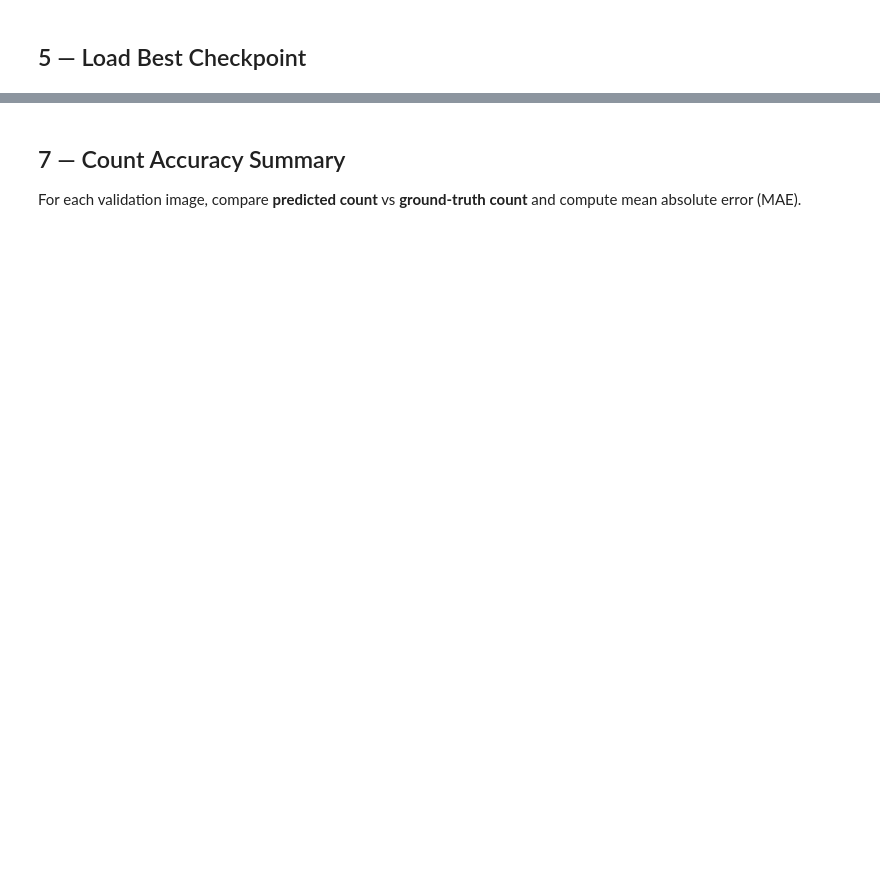
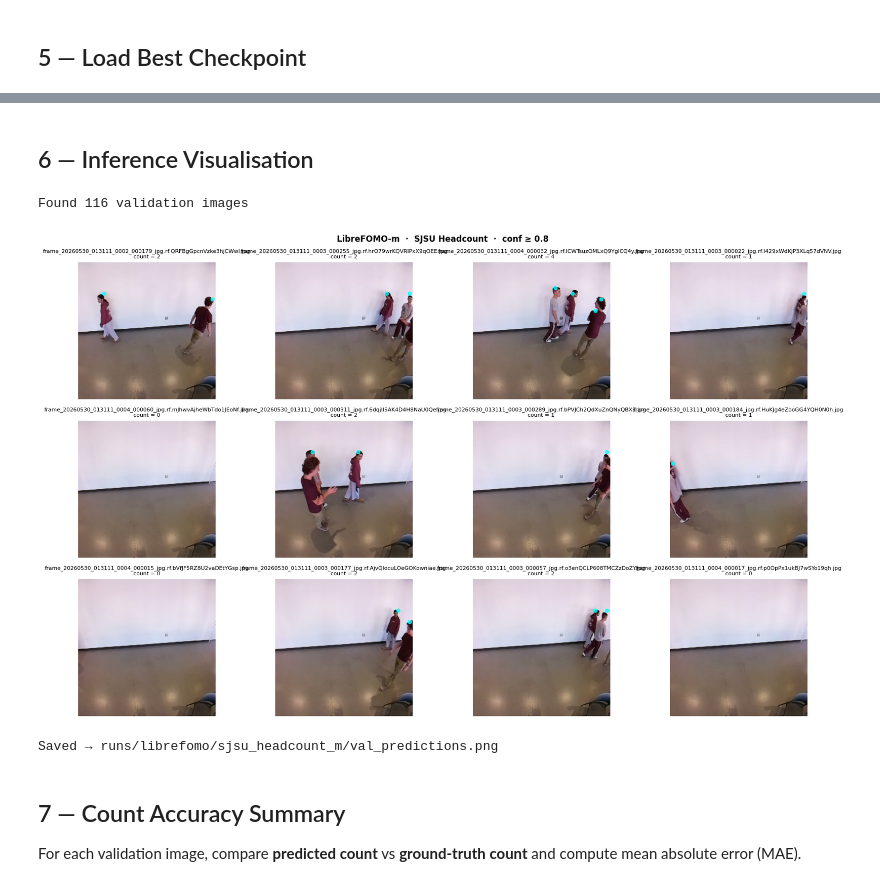
Before and after one commit to bencejdanko/convert_keras_mobilenetv2_to_pytorch, a Jupyter notebook: train_librefomo_sjsu.ipynb, the cells around one changed output, grey strips where cells are left out. Cells and saved outputs as stored; diff of their text form; code cells hidden in the pictures; blank space fills up the shorter version.

```diff
--- a/train_librefomo_sjsu.ipynb
+++ b/train_librefomo_sjsu.ipynb
@@ -104,7 +116,7 @@ from libreyolo.models.librefomo.model import LibreFOMO
 
 EPOCHS     = 10
 BATCH      = 16
-MODEL_SIZE = "s"   # "s" | "m" | "l"
+MODEL_SIZE = "m"   # "s" | "m" | "l"
 PROJECT    = "runs/librefomo"
 RUN_NAME   = f"sjsu_headcount_{MODEL_SIZE}"
 
@@ -112,4 +124,4 @@ model = LibreFOMO(model_path=None, size=MODEL_SIZE, nb_classes=1, device=device)
 print(f"Model: LibreFOMO-{MODEL_SIZE}")
 print(f"  Input size : {model.input_size}×{model.input_size}")
 print(f"  Grid size  : {model.input_size//8}×{model.input_size//8}")
-print(f"  Classes    : {model.nc}")
+print(f"  Classes    : {model.nb_classes}")
@@ -350,3 +257,62 @@ print(f"Saved → {save_dir / 'val_predictions.png'}")
+# %% [markdown]
+## 6 — Inference Visualisation
+# %%
+import matplotlib.pyplot as plt
+import matplotlib.patches as mpatches
+from PIL import Image
+import random, numpy as np
+from pathlib import Path
+
+val_dir   = DATASET_ROOT / "valid" / "images"
+label_dir = DATASET_ROOT / "valid" / "labels"
+
+val_images = sorted(val_dir.glob("*.jpg")) + sorted(val_dir.glob("*.png"))
+print(f"Found {len(val_images)} validation images")
+
+
+CONF_THRESHOLD = 0.80
+N_SHOW  = min(12, len(val_images))
+sample  = random.sample(val_images, N_SHOW)
+
+N_COLS  = min(4, N_SHOW)
+N_ROWS  = (N_SHOW + N_COLS - 1) // N_COLS
+fig, axes = plt.subplots(N_ROWS, N_COLS, figsize=(N_COLS * 4.2, N_ROWS * 3.4))
+fig.suptitle(
+    f"LibreFOMO-{MODEL_SIZE}  ·  SJSU Headcount  ·  conf ≥ {CONF_THRESHOLD}",
+    fontsize=12, fontweight="bold"
+)
+
+for ax, img_path in zip(np.array(axes).flat, sample):
+    pil_img = Image.open(img_path).convert("RGB")
+    result  = trained.predict(pil_img, conf=CONF_THRESHOLD, max_det=300)
+
+    ax.imshow(pil_img)
+
+    n_pred = 0
+    if result.points is not None and len(result.points) > 0:
+        # .xy is already in original image pixel coordinates
+        xy    = result.points.xy.cpu().numpy()   # (N, 2)  x, y in pixels
+        confs = result.points.conf.cpu().numpy() # (N,)
+        for (px, py), c in zip(xy, confs):
+            ax.add_patch(plt.Circle((px, py), radius=6,
+                                    color="cyan", linewidth=1.5,
+                                    fill=True, alpha=0.75))
+            n_pred += 1
+
+    ax.set_title(f"{img_path.name}\ncount = {n_pred}", fontsize=8)
+    ax.axis("off")
+
+for ax in np.array(axes).flat[N_SHOW:]:
+    ax.set_visible(False)
+
+plt.tight_layout()
+plt.savefig(save_dir / "val_predictions.png", dpi=150, bbox_inches="tight")
+plt.show()
+print(f"Saved → {save_dir / 'val_predictions.png'}")
+# %% [output]
+Found 116 validation images
+[figure, added]
+Saved → runs/librefomo/sjsu_headcount_m/val_predictions.png
 # %% [markdown]
 ## 7 — Count Accuracy Summary
 
```
Also changed, not shown: parts of 19 cells of this notebook.
